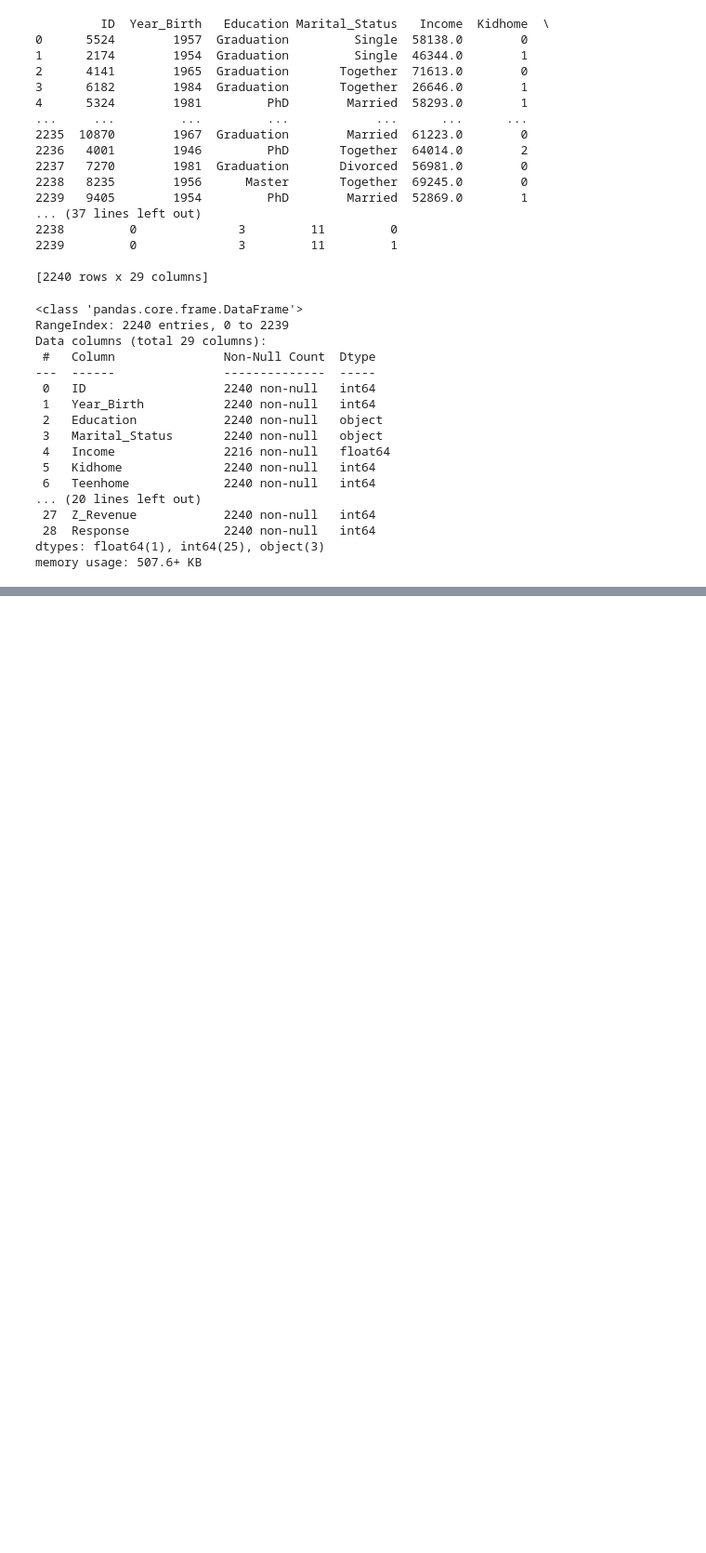
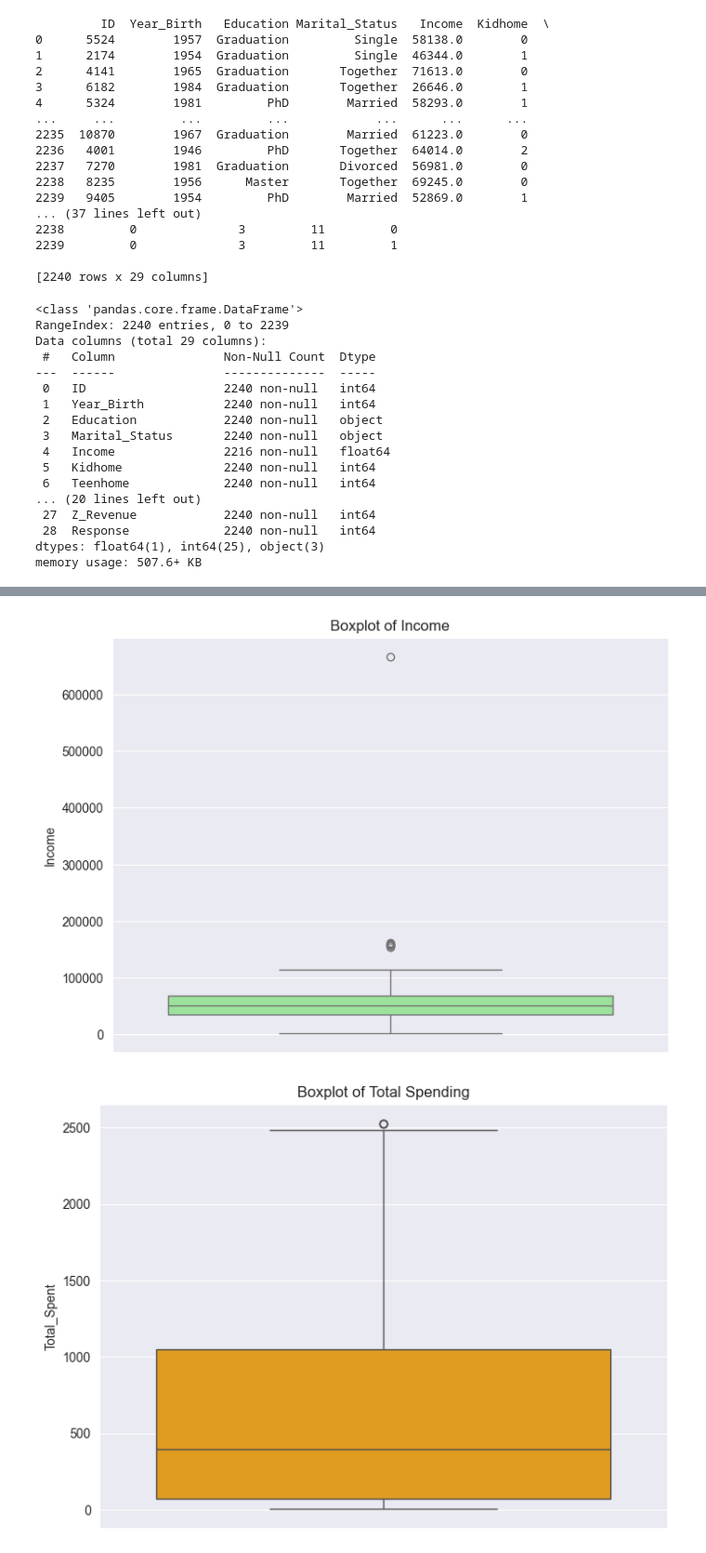
Before and after one commit to Kucharito/MachineLearning2, a Jupyter notebook: Projekt#1.ipynb, the cells around one changed output, grey strips where cells are left out. Shown at 93% size. Cells and saved outputs as stored; diff of their text form; code cells hidden in the pictures; blank space fills up the shorter version.

```diff
--- a/Projekt#1.ipynb
+++ b/Projekt#1.ipynb
@@ -44,0 +207,14 @@ memory usage: 507.6+ KB
+# %%
+import seaborn as sns
+plt.figure(figsize=(8,6))
+sns.boxplot(y=df['Income'], color='lightgreen')
+plt.title('Boxplot of Income')
+plt.show()
+
+plt.figure(figsize=(8,6))
+sns.boxplot(y=df['Total_Spent'], color='orange')
+plt.title('Boxplot of Total Spending')
+plt.show()
+# %% [output]
+[figure, added]
+[figure, added]
```
Also changed, not shown: parts of 28 cells of this notebook.
